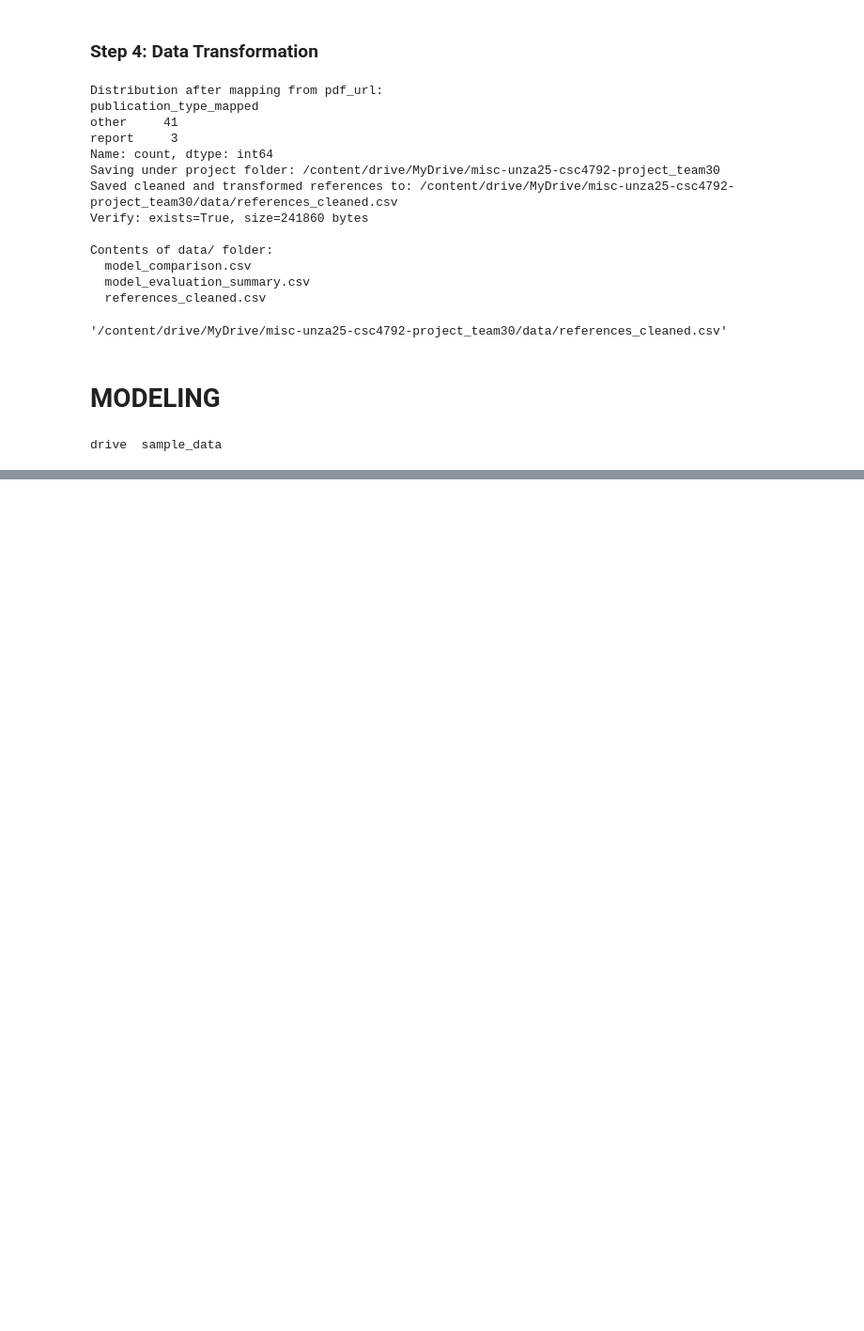
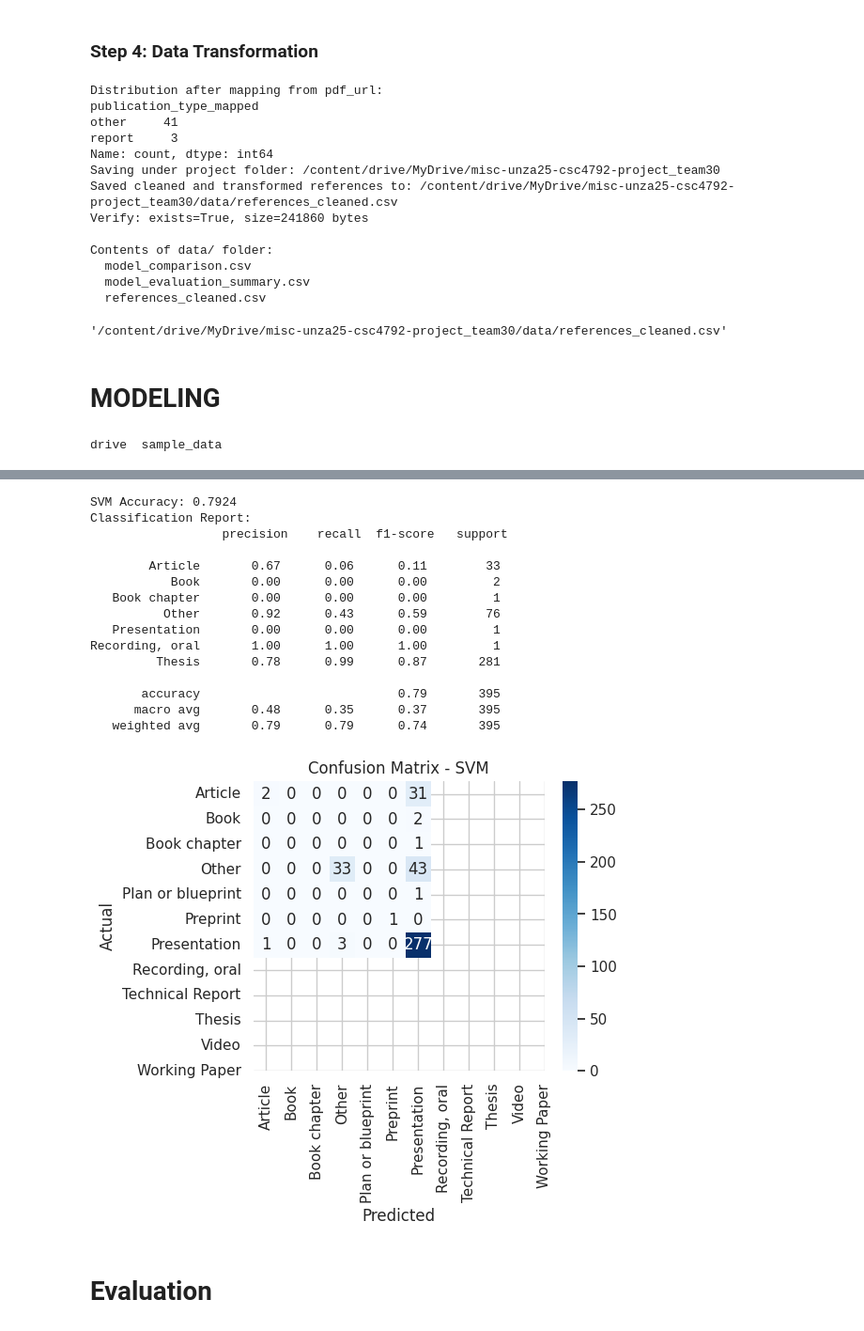
Before and after one commit to msimuko/code-unza25-csc4792-project_team_30, a Jupyter notebook: code_unza25_csc4792_project_team_30_notebook.ipynb, the cells around one changed output, grey strips where cells are left out. Shown: that part at 94% size. Cells and saved outputs as stored; diff of their text form; code cells hidden in the pictures; blank space fills up the shorter version.

```diff
--- a/code_unza25_csc4792_project_team_30_notebook.ipynb
+++ b/code_unza25_csc4792_project_team_30_notebook.ipynb
@@ -1085,0 +1301,39 @@ for ref, pred in results[:10]:  # show first 10 for brevity
+# %%
+svm_model = SVC(kernel='linear', probability=True)
+svm_model.fit(X_train, y_train)
+y_pred_svm = svm_model.predict(X_test)
+
+acc_svm = accuracy_score(y_test, y_pred_svm)Mr Kafwaya (Lunte): Madam Speaker, in his response, the hon. Minister referred to compliance with procurement laws regarding stakeholder engagement. It is important for the Government to comply with procurement laws, and if it did, that is good enough. However, a policy shift at the Electoral Commission of Zambia (ECZ) cannot go without stakeholder consultations. Prior to the commission’s commencement of the procurement process, did the ECZ conduct stakeholder consultations for it to determine that the policy it was going to introduce was acceptable to all players?
+
+
+print(f"SVM Accuracy: {acc_svm:.4f}")
+print("Classification Report:\n", classification_report(y_test, y_pred_svm))
+
+cm_svm = confusion_matrix(y_test, y_pred_svm)
+plt.figure(figsize=(5,4))
+sns.heatmap(cm_svm, annot=True, fmt="d", cmap="Blues",
+            xticklabels=svm_model.classes_,
+            yticklabels=svm_model.classes_)
+plt.title("Confusion Matrix - SVM")
+plt.xlabel("Predicted")
+plt.ylabel("Actual")
+plt.show()
+# %% [output]
+SVM Accuracy: 0.7924
+Classification Report:
+                  precision    recall  f1-score   support
+
+        Article       0.67      0.06      0.11        33
+           Book       0.00      0.00      0.00         2
+   Book chapter       0.00      0.00      0.00         1
+          Other       0.92      0.43      0.59        76
+   Presentation       0.00      0.00      0.00         1
+Recording, oral       1.00      1.00      1.00         1
+         Thesis       0.78      0.99      0.87       281
+
+       accuracy                           0.79       395
+      macro avg       0.48      0.35      0.37       395
+   weighted avg       0.79      0.79      0.74       395
+[figure, added]
+# %% [markdown]
+# Evaluation
```
Also changed, not shown: parts of 19 cells of this notebook.
